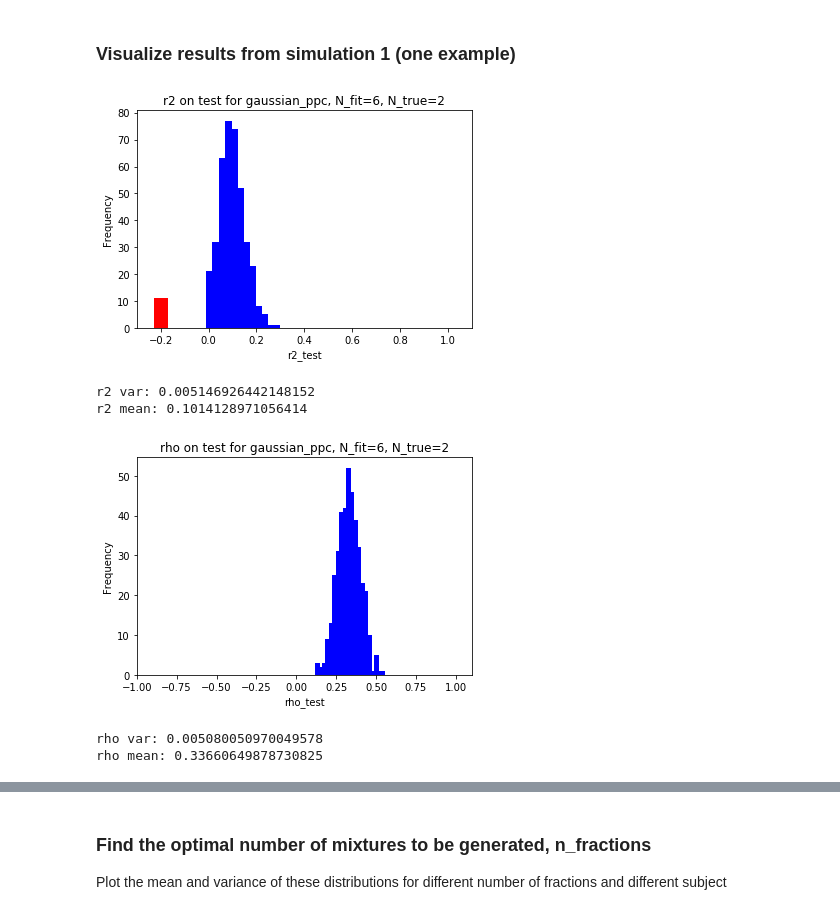
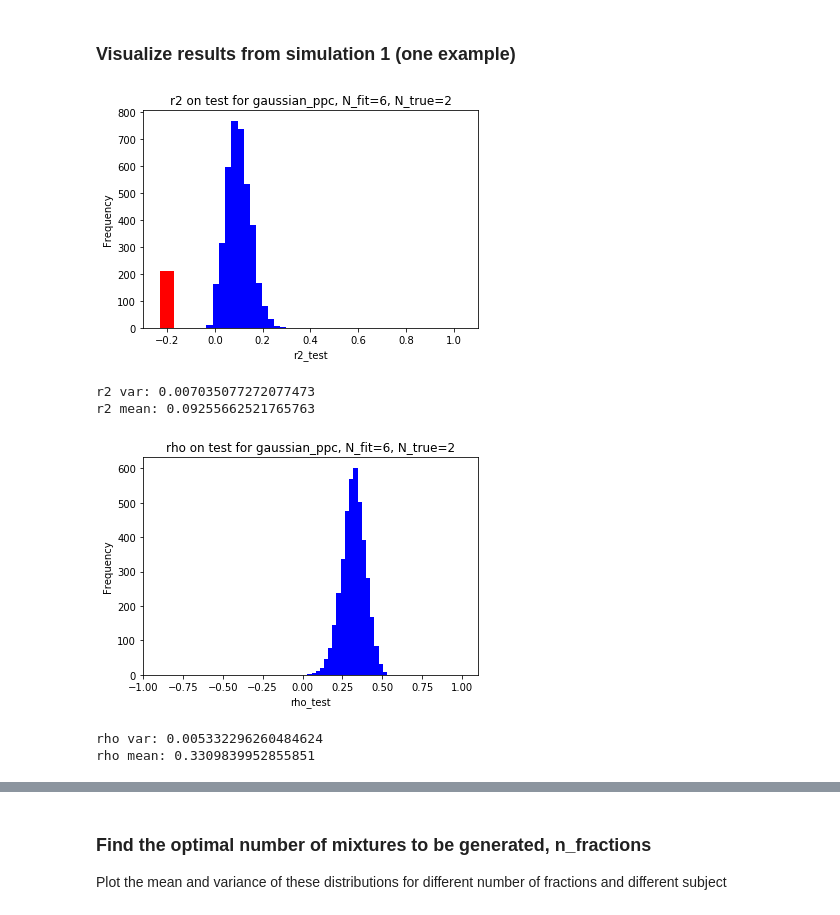
Before and after one commit to sebastiendemortain/neural-coding-of-probabilities, a Jupyter notebook: simulation_results.ipynb, the cells around one changed output, grey strips where cells are left out. Saved outputs shown, nothing was run; the diff lists cells and outputs as text; code cells hidden in the pictures.

```diff
--- a/simulation_results.ipynb
+++ b/simulation_results.ipynb
@@ -80,7 +80,7 @@ tc_upper_bound_conf = 2.6
 n_N = len(N_array)
 
 # The number of fractions tested (related to W)
-n_fractions = 100# Optimal value : 4000
+n_fractions = 1000# Optimal value : 4000
 
 # Sparsity exponents
 sparsity_exp_array = np.array([1, 2, 4, 8])
@@ -717,10 +717,11 @@ exec("metric = %s_%s_summary[k_scheme, k_fit_N, k_true_N]" % (metric_name, train
 # We set the negative r2 to the same value
 negative_center = -0.2
 n_negative_values = 0
-for k, metric_value in enumerate(metric):
-    if metric_value <0:
-        metric[k] = negative_center
-        n_negative_values += 1
+if metric_name.find('r2')!=-1:
+    for k, metric_value in enumerate(metric):
+        if metric_value <0:
+            metric[k] = negative_center
+            n_negative_values += 1
 
 nbins = 20
 width = 0.03
@@ -729,36 +730,36 @@ ax = fig.add_subplot(111)
 ax.hist(metric, bins=nbins, align='left', color='b', width=width)
 ax.bar(negative_center, n_negative_values, color='r', width=2*width, align='center')
 ax.set_title(metric_name+' on '+train_or_test+' for '+scheme+', N_fit='+str(fit_N)+', N_true='+str(true_N))
 ax.set_xlabel('{}_{}'.format(metric_name, train_or_test))
 ax.set_ylabel("Frequency")
 ax.set_xlim([-0.3, 1.1])
 plt.show()
 
 print('r2 var: '+str(np.var(metric)))
 print('r2 mean: '+str(np.mean(metric)))
 
 # rho
 metric_name = 'rho'
 train_or_test = 'test'
 exec("metric = %s_%s_summary[k_scheme, k_fit_N, k_true_N]" % (metric_name, train_or_test))
 
 nbins = 20
 width = 0.03
 fig = plt.figure()
 ax = fig.add_subplot(111)
 ax.hist(metric, bins=nbins, align='left', color='b', width=width)
 ax.set_title(metric_name+' on '+train_or_test+' for '+scheme+', N_fit='+str(fit_N)+', N_true='+str(true_N))
 ax.set_xlabel('{}_{}'.format(metric_name, train_or_test))
 ax.set_ylabel("Frequency")
 ax.set_xlim([-1, 1.1])
 plt.show()
 
 print('rho var: '+str(np.var(metric)))
 print('rho mean: '+str(np.mean(metric)))
 # %% [output]
-[figure, old version]
+[figure, new version]
-r2 var: 0.005146926442148152
-r2 mean: 0.1014128971056414
+r2 var: 0.007035077272077473
+r2 mean: 0.09255662521765763
-[figure, old version]
+[figure, new version]
-rho var: 0.005080050970049578
-rho mean: 0.33660649878730825
+rho var: 0.005332296260484624
+rho mean: 0.3309839952855851
```
Also changed, not shown: parts of 4 cells of this notebook.
